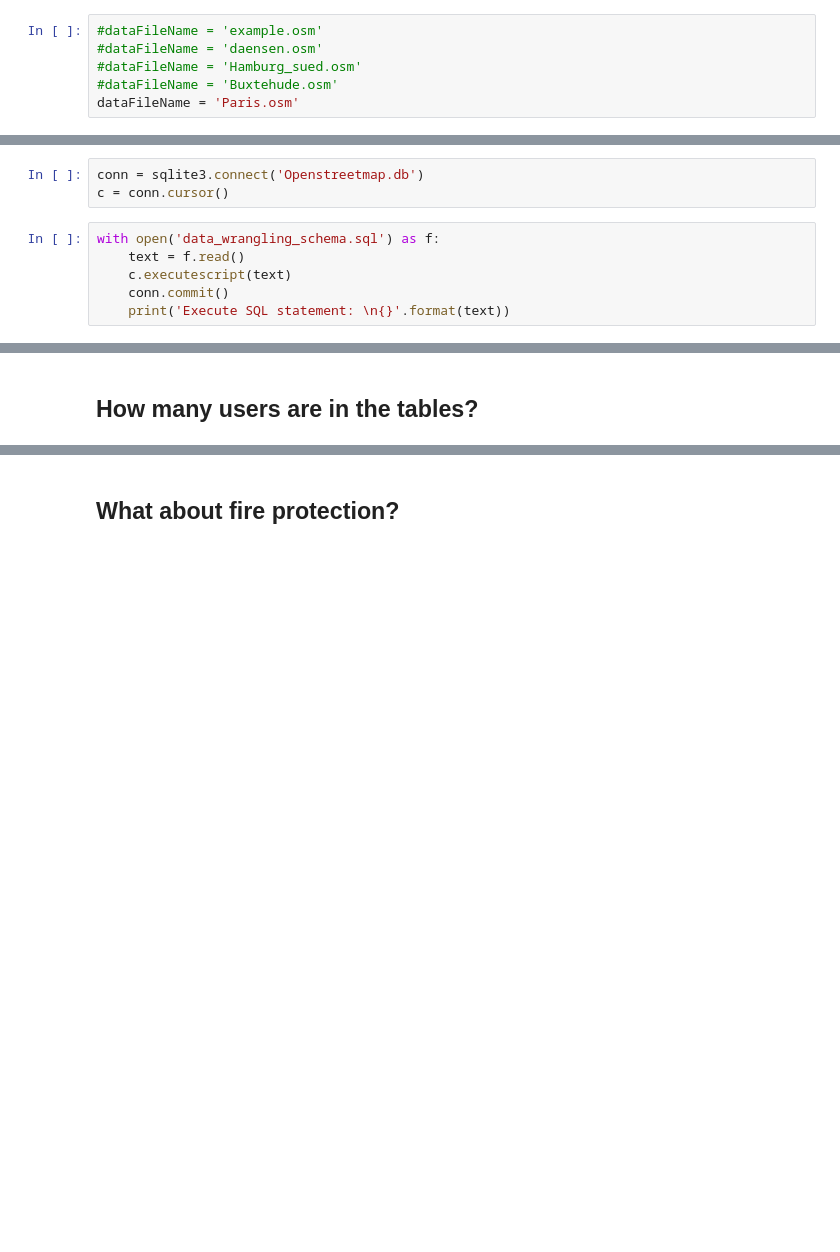
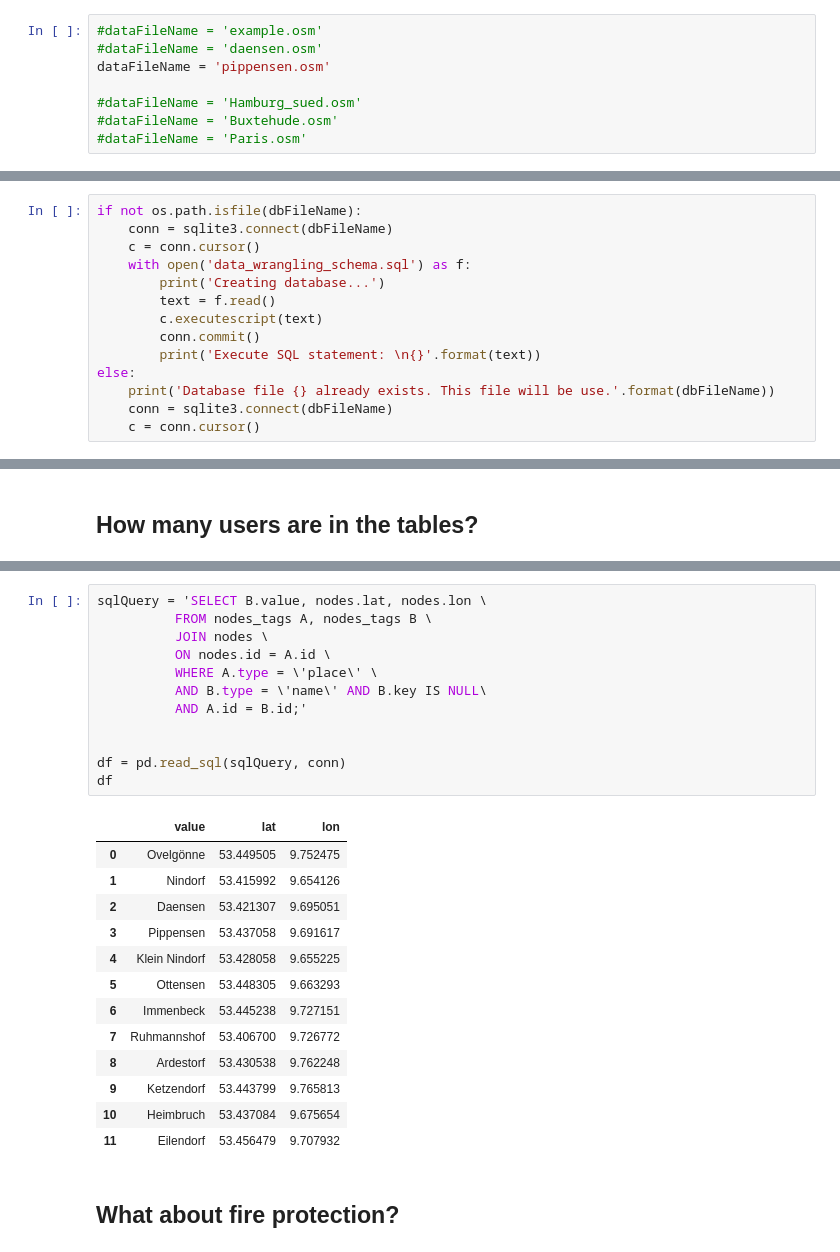
Before and after one commit to Hansastro/Nanodregree_Data_Analyst, a Jupyter notebook: Chapter4/OpenStreeMap_Project/Parse OSM File.ipynb, the cells around one changed output, grey strips where cells are left out. Saved outputs shown, nothing was run; the diff lists cells and outputs as text; blank space fills up the shorter version.

```diff
--- a/Chapter4/OpenStreeMap_Project/Parse OSM File.ipynb
+++ b/Chapter4/OpenStreeMap_Project/Parse OSM File.ipynb
@@ -35,9 +39,11 @@ pandas: Version 0.23.4
 # %%
 #dataFileName = 'example.osm'
 #dataFileName = 'daensen.osm'
+dataFileName = 'pippensen.osm'
+
 #dataFileName = 'Hamburg_sued.osm'
 #dataFileName = 'Buxtehude.osm'
-dataFileName = 'Paris.osm'
+#dataFileName = 'Paris.osm'
 # %%
 statinfo = os.stat(dataFileName)
 print('Size of the source file {}: {:.3f}Mb'.format(dataFileName, statinfo.st_size / (1024 * 1024)))
@@ -245,12 +279,17 @@ regenerateDatabase = True
 # %% [markdown]
 Create the database with the schema contains in the file 'data_wrangling_schema.sql'
-# %%
-conn = sqlite3.connect('Openstreetmap.db')
-c = conn.cursor()
 # %%
-with open('data_wrangling_schema.sql') as f:
-    text = f.read()
-    c.executescript(text)
-    conn.commit()
-    print('Execute SQL statement: \n{}'.format(text))
+if not os.path.isfile(dbFileName):
+    conn = sqlite3.connect(dbFileName)
+    c = conn.cursor()
+    with open('data_wrangling_schema.sql') as f:
+        print('Creating database...')
+        text = f.read()
+        c.executescript(text)
+        conn.commit()
+        print('Execute SQL statement: \n{}'.format(text))
+else:
+    print('Database file {} already exists. This file will be use.'.format(dbFileName))
+    conn = sqlite3.connect(dbFileName)
+    c = conn.cursor()
 # %% [output]
@@ -318,3 +368,29 @@ There are 3393 different users in the nodes table
+# %%
+sqlQuery = 'SELECT B.value, nodes.lat, nodes.lon \
+          FROM nodes_tags A, nodes_tags B \
+          JOIN nodes \
+          ON nodes.id = A.id \
+          WHERE A.type = \'place\' \
+          AND B.type = \'name\' AND B.key IS NULL\
+          AND A.id = B.id;'
+
+
+df = pd.read_sql(sqlQuery, conn)
+df
+# %% [output]
+|  | value | lat | lon |
+| 0 | Ovelgönne | 53.449505 | 9.752475 |
+| 1 | Nindorf | 53.415992 | 9.654126 |
+| 2 | Daensen | 53.421307 | 9.695051 |
+| 3 | Pippensen | 53.437058 | 9.691617 |
+| 4 | Klein Nindorf | 53.428058 | 9.655225 |
+| 5 | Ottensen | 53.448305 | 9.663293 |
+| 6 | Immenbeck | 53.445238 | 9.727151 |
+| 7 | Ruhmannshof | 53.406700 | 9.726772 |
+| 8 | Ardestorf | 53.430538 | 9.762248 |
+| 9 | Ketzendorf | 53.443799 | 9.765813 |
+| 10 | Heimbruch | 53.437084 | 9.675654 |
+| 11 | Eilendorf | 53.456479 | 9.707932 |
 # %% [markdown]
 ## What about fire protection?
 # %%
```
Also changed, not shown: parts of 23 cells of this notebook.
